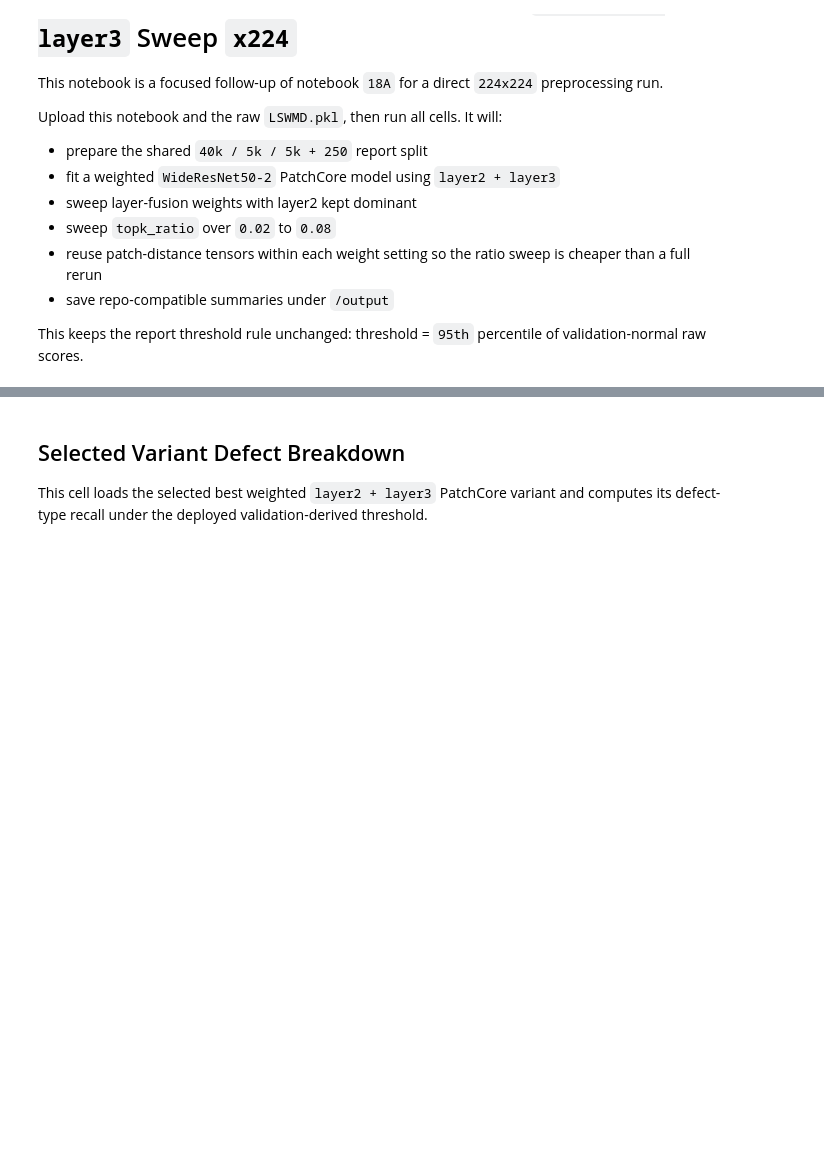
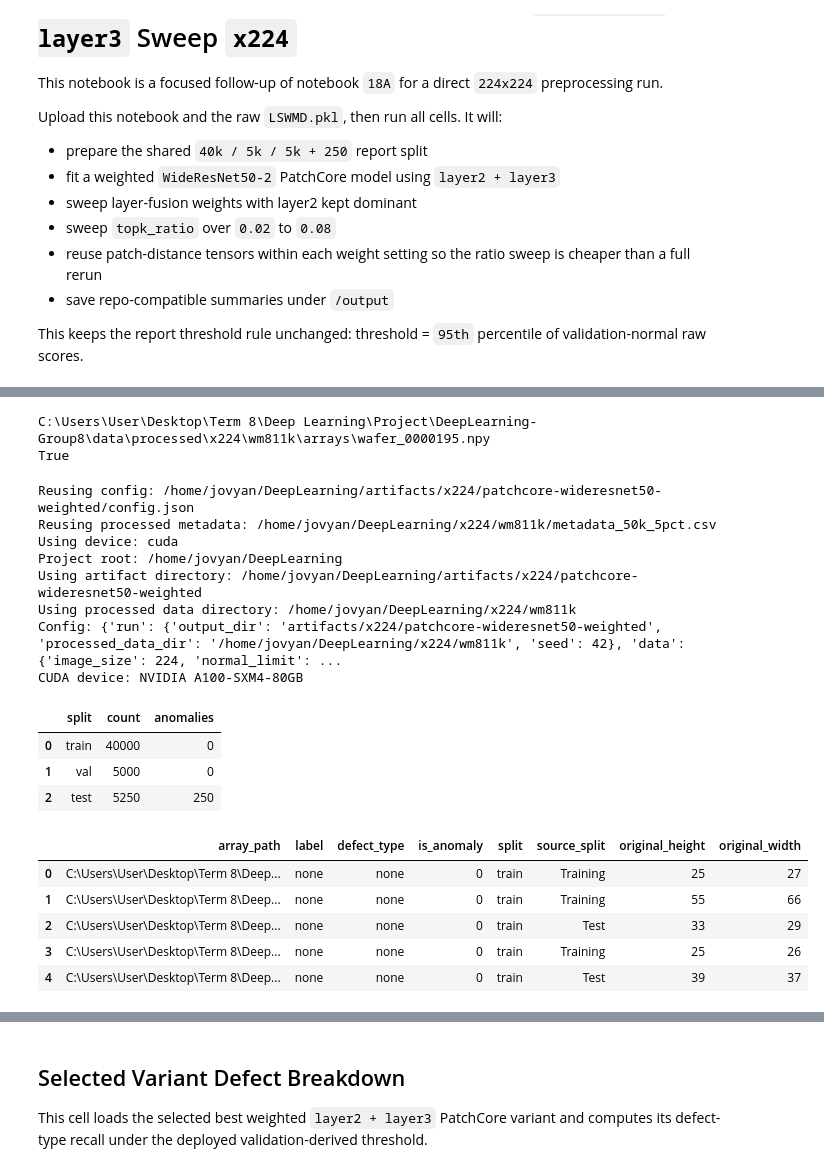
Before and after one commit to henreads/DeepLearning-Group8, a Jupyter notebook: notebooks/anomaly_50k/18E-patchcore-wideresnet50-weighted-x224.ipynb, the cells around one changed output, grey strips where cells are left out. Saved outputs shown, nothing was run; the diff lists cells and outputs as text; code cells hidden in the pictures; blank space fills up the shorter version.

```diff
--- a/notebooks/anomaly_50k/18E-patchcore-wideresnet50-weighted-x224.ipynb
+++ b/notebooks/anomaly_50k/18E-patchcore-wideresnet50-weighted-x224.ipynb
@@ -16,14 +125,13 @@ This keeps the report threshold rule unchanged: threshold = `95th` percentile of
 # %%
-RAW_PICKLE = "data/raw/LSWMD.pkl"
+RAW_PICKLE = "LSWMD.pkl"
 OUTPUT_DIR = "artifacts/x224/patchcore-wideresnet50-weighted"
-FALLBACK_METADATA_PATHS = [
-    "data/processed/x64/wm811k/metadata_50k_5pct.csv",
-]
+PROCESSED_DATA_DIR = "/home/jovyan/DeepLearning/x224/wm811k"
+FALLBACK_METADATA_PATHS = []
 USE_EXISTING_ARTIFACTS = False
 IMAGE_SIZE = 224
 NORMAL_LIMIT = 50_000
 TEST_DEFECT_FRACTION = 0.05
-BATCH_SIZE = 25
+BATCH_SIZE = 512
 NUM_WORKERS = 0
 DEVICE = "auto"
 SEED = 42
@@ -144,8 +252,8 @@ def auto_find_raw_pickle(explicit_path: str) -> Path:
             if matches: return matches[0]
     raise FileNotFoundError("Could not find LSWMD.pkl. Pass RAW_PICKLE explicitly.")
 
-def prepare_dataset(raw_pickle: Path, output_dir: Path, image_size: int, normal_limit: int, test_defect_fraction: float, seed: int) -> Path:
-    processed_dir = output_dir / "processed"; arrays_dir = processed_dir / "arrays"; metadata_path = processed_dir / "metadata_50k_5pct.csv"
+def prepare_dataset(raw_pickle: Path, processed_dir: Path, image_size: int, normal_limit: int, test_defect_fraction: float, seed: int) -> Path:
+    arrays_dir = processed_dir / "arrays"; metadata_path = processed_dir / "metadata_50k_5pct.csv"
     if metadata_path.exists(): print(f"Reusing processed metadata: {metadata_path}"); return metadata_path
     processed_dir.mkdir(parents=True, exist_ok=True); arrays_dir.mkdir(parents=True, exist_ok=True)
     df = read_legacy_pickle(raw_pickle).copy(); df["failureTypeText"] = df["failureType"].map(unwrap_legacy_value); df["trianTestLabelText"] = df["trianTestLabel"].map(unwrap_legacy_value); df["label"] = df.apply(infer_label_from_row, axis=1); df = df[df["label"].notna()].reset_index(drop=True)
@@ -190,11 +298,24 @@ def load_existing_sweep_artifacts(artifact_dir: Path) -> tuple[pd.DataFrame, dic
 
 class WaferArrayDataset(Dataset):
     def __init__(self, metadata_csv: Path, split: str) -> None:
-        self.metadata = pd.read_csv(metadata_csv); self.metadata = self.metadata[self.metadata["split"] == split].reset_index(drop=True)
-    def __len__(self) -> int: return len(self.metadata)
-    def __getitem__(self, index: int) -> tuple[torch.Tensor, torch.Tensor]:
-        row = self.metadata.iloc[index]; wafer_map = np.load(row["array_path"]).astype(np.float32)
-        return torch.from_numpy(wafer_map).unsqueeze(0), torch.tensor(int(row["is_anomaly"]), dtype=torch.long)
+        self.metadata_csv = Path(metadata_csv)
+        self.arrays_dir = self.metadata_csv.parent / "arrays"
+        self.metadata = pd.read_csv(self.metadata_csv)
+        self.metadata = self.metadata[self.metadata["split"] == split].reset_index(drop=True)
+
+    def __len__(self) -> int:
+        return len(self.metadata)
+
+    def __getitem__(self, index: int):
+        row = self.metadata.iloc[index]
+
+        raw_path = Path(str(row["array_path"]).replace("\\", "/"))
+        filename = raw_path.name
+        resolved_path = self.arrays_dir / filename
+
+        wafer_map = np.load(resolved_path).astype(np.float32)
+
+        return torch.from_numpy(wafer_map).unsqueeze(0), torch.tensor(int(row["is_anomaly"]))
 
 def summarize_threshold_metrics(labels: np.ndarray, scores: np.ndarray, threshold: float) -> dict[str, float | int | list[list[int]]]:
     predicted = (scores >= threshold).astype(int)
@@ -386,44 +507,71 @@ def persist_sweep_results(output_dir: Path, sweep_results_path: Path, summary_pa
     best_row = normalize_variant_record(sweep_results_df.iloc[0].to_dict(), output_dir)
     summary_path.write_text(json.dumps({"sweep_variants": [variant["name"] for variant in sweep_variants], "base_output_dir": str(output_dir), "teacher_backbone": "wideresnet50_2", "teacher_layers": teacher_layers, "best_variant": best_row}, indent=2), encoding="utf-8")
     return sweep_results_df, best_row
+# %%
+sample = pd.read_csv(metadata_path).iloc[195]
+print(sample["array_path"])
+print((arrays_dir / Path(str(sample["array_path"]).replace("\\", "/")).name).exists())
+# %% [output]
+C:\Users\User\Desktop\Term 8\Deep Learning\Project\DeepLearning-Group8\data\processed\x224\wm811k\arrays\wafer_0000195.npy
+True
 # %%
 CONFIG = {
-    "run": {"output_dir": OUTPUT_DIR, "seed": SEED},
+    "run": {"output_dir": OUTPUT_DIR, "processed_data_dir": PROCESSED_DATA_DIR, "seed": SEED},
     "data": {"image_size": IMAGE_SIZE, "normal_limit": NORMAL_LIMIT, "test_defect_fraction": TEST_DEFECT_FRACTION, "batch_size": BATCH_SIZE, "num_workers": NUM_WORKERS},
     "model": {"backbone_type": "wideresnet50_2", "teacher_layers": TEACHER_LAYERS, "pretrained": PRETRAINED, "freeze_backbone": FREEZE_BACKBONE, "backbone_input_size": TEACHER_INPUT_SIZE, "normalize_imagenet": NORMALIZE_IMAGENET, "query_chunk_size": QUERY_CHUNK_SIZE, "memory_chunk_size": MEMORY_CHUNK_SIZE},
     "scoring": {"threshold_quantile": THRESHOLD_QUANTILE},
     "sweep_variants": SWEEP_VARIANTS,
 }
-set_seed(SEED); device = resolve_device(DEVICE); output_dir = resolve_project_path(OUTPUT_DIR); output_dir.mkdir(parents=True, exist_ok=True)
+set_seed(SEED); device = resolve_device(DEVICE); output_dir = resolve_project_path(OUTPUT_DIR); processed_data_dir = resolve_project_path(PROCESSED_DATA_DIR); output_dir.mkdir(parents=True, exist_ok=True); processed_data_dir.mkdir(parents=True, exist_ok=True)
 config_path = output_dir / "config.json"
 if config_path.exists():
     print(f"Reusing config: {config_path}")
 else:
     config_path.write_text(json.dumps(CONFIG, indent=2), encoding="utf-8")
 
-metadata_path = output_dir / "processed" / "metadata_50k_5pct.csv"
+metadata_path = processed_data_dir / "metadata_50k_5pct.csv"
 fallback_metadata_path = find_fallback_metadata_path(FALLBACK_METADATA_PATHS)
 if metadata_path.exists():
     print(f"Reusing processed metadata: {metadata_path}")
 elif USE_EXISTING_ARTIFACTS and fallback_metadata_path is not None:
     metadata_path = fallback_metadata_path
     print(f"Using fallback metadata: {metadata_path}")
 else:
     raw_pickle = auto_find_raw_pickle(RAW_PICKLE)
     print(f"Using raw pickle: {raw_pickle}")
-    metadata_path = prepare_dataset(raw_pickle, output_dir, IMAGE_SIZE, NORMAL_LIMIT, TEST_DEFECT_FRACTION, SEED)
+    metadata_path = prepare_dataset(raw_pickle, processed_data_dir, IMAGE_SIZE, NORMAL_LIMIT, TEST_DEFECT_FRACTION, SEED)
 
 print(f"Using device: {device}")
 print(f"Project root: {PROJECT_ROOT}")
 print(f"Using artifact directory: {output_dir}")
+print(f"Using processed data directory: {processed_data_dir}")
 print(f"Config: {CONFIG}")
 if torch.cuda.is_available(): print(f"CUDA device: {torch.cuda.get_device_name(0)}")
 train_dataset = WaferArrayDataset(metadata_path, split="train"); val_dataset = WaferArrayDataset(metadata_path, split="val"); test_dataset = WaferArrayDataset(metadata_path, split="test")
 train_loader = DataLoader(train_dataset, batch_size=BATCH_SIZE, shuffle=False, num_workers=NUM_WORKERS)
 val_loader = DataLoader(val_dataset, batch_size=BATCH_SIZE, shuffle=False, num_workers=NUM_WORKERS)
 test_loader = DataLoader(test_dataset, batch_size=BATCH_SIZE, shuffle=False, num_workers=NUM_WORKERS)
 display(pd.DataFrame([{"split": "train", "count": len(train_dataset), "anomalies": int(train_dataset.metadata["is_anomaly"].sum())}, {"split": "val", "count": len(val_dataset), "anomalies": int(val_dataset.metadata["is_anomaly"].sum())}, {"split": "test", "count": len(test_dataset), "anomalies": int(test_dataset.metadata["is_anomaly"].sum())}]))
 display(train_dataset.metadata.head())
+# %% [output]
+Reusing config: /home/jovyan/DeepLearning/artifacts/x224/patchcore-wideresnet50-weighted/config.json
+Reusing processed metadata: /home/jovyan/DeepLearning/x224/wm811k/metadata_50k_5pct.csv
+Using device: cuda
+Project root: /home/jovyan/DeepLearning
+Using artifact directory: /home/jovyan/DeepLearning/artifacts/x224/patchcore-wideresnet50-weighted
+Using processed data directory: /home/jovyan/DeepLearning/x224/wm811k
+Config: {'run': {'output_dir': 'artifacts/x224/patchcore-wideresnet50-weighted', 'processed_data_dir': '/home/jovyan/DeepLearning/x224/wm811k', 'seed': 42}, 'data': {'image_size': 224, 'normal_limit': ...
+CUDA device: NVIDIA A100-SXM4-80GB
+|  | split | count | anomalies |
+| 0 | train | 40000 | 0 |
+| 1 | val | 5000 | 0 |
+| 2 | test | 5250 | 250 |
+|  | array_path | label | defect_type | is_anomaly | split | source_split | original_height | original_width |
+| 0 | C:\Users\User\Desktop\Term 8\Deep... | none | none | 0 | train | Training | 25 | 27 |
+| 1 | C:\Users\User\Desktop\Term 8\Deep... | none | none | 0 | train | Training | 55 | 66 |
+| 2 | C:\Users\User\Desktop\Term 8\Deep... | none | none | 0 | train | Test | 33 | 29 |
+| 3 | C:\Users\User\Desktop\Term 8\Deep... | none | none | 0 | train | Training | 25 | 26 |
+| 4 | C:\Users\User\Desktop\Term 8\Deep... | none | none | 0 | train | Test | 39 | 37 |
 # %%
 sweep_results_path = output_dir / "patchcore_sweep_results.csv"
 summary_path = output_dir / "patchcore_sweep_summary.json"
```
Also changed, not shown: parts of 13 cells of this notebook, 26 other files.
